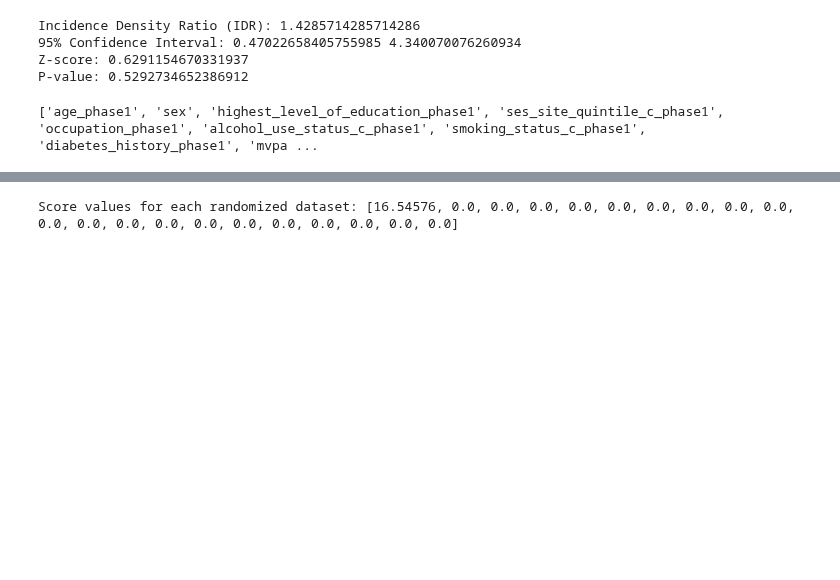
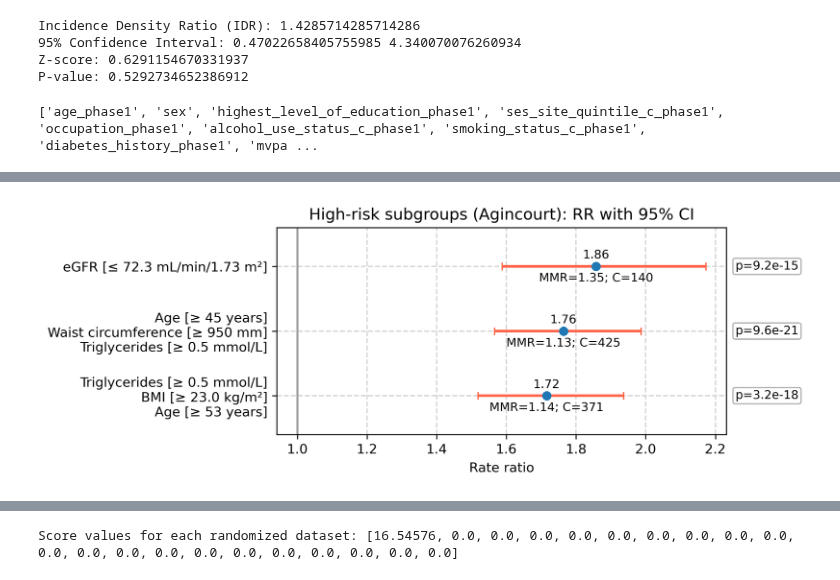
Before and after one commit to kayvinsoo7/HAALSI_work, a Jupyter notebook: mdscan-master/Poisson_scoring2.ipynb, the cells around one changed output, grey strips where cells are left out. Cells and saved outputs as stored; diff of their text form; code cells hidden in the pictures; blank space fills up the shorter version.

```diff
--- a/mdscan-master/Poisson_scoring2.ipynb
+++ b/mdscan-master/Poisson_scoring2.ipynb
@@ -1215,0 +1509,86 @@ results_df
+# %%
+import pandas as pd
+import numpy as np
+import io
+import matplotlib.pyplot as plt
+import matplotlib.transforms as transforms
+
+csv_text = """penalty,subgroup_rule,n_literals,n_sub,n_comp,size_percent,events_sub,events_comp,rate_sub,rate_comp,rate_pop,IDR_vs_pop,IDR_CI95_low,IDR_CI95_high,z_IDR_vs_pop,p_IDR_vs_pop,RR_vs_comp,RR_CI95_low,RR_CI95_high,z_RR_vs_comp,p_RR_vs_comp,score,events_pop,n_pop
+1.0,triglycerides phase1[0.46 - 5.34] AND bmi c phase1[22.99 - 68.02] AND age phase1[53.0 - 70.0],3,371,1024,26.59,422.0,679.0,1.137466307277628,0.6630859375,0.789247311827957,1.441,1.2882213378631058,1.6123538966231485,6.383548086847268,1.7303122673609908e-10,1.715413105526202,1.5191620043814758,1.9370166671652251,8.7058824095763,3.1511341809865068e-18,22.043,1101.0,1395
+2.0,age phase1[44.8 - 70.0] AND waist circumference phase1[950.0 - 1470.0] AND triglycerides phase1[0.46 - 5.34],3,425,970,30.47,480.0,621.0,1.1294117647058823,0.6402061855670103,0.789247311827957,1.431,1.285527702794349,1.5929309551281035,6.552137616519059,5.671923431853356e-11,1.7641375390736005,1.5660277238884246,1.987309170390137,9.340336541008861,9.60283967785209e-21,21.449,1101.0,1395
+3.5,egfr c phase1[4.18 - 72.28],1,140,1255,10.04,189.0,912.0,1.35,0.7266932270916334,0.789247311827957,1.71,1.4658842957749498,1.9959130697990177,6.8175158101104305,9.262821342545008e-12,1.857730263157895,1.588370577054516,2.1727686098621626,7.7495168702339035,9.224282520547087e-15,19.446,1101.0,1395
+"""
+df = pd.read_csv(io.StringIO(csv_text))
+
+for c in ['n_literals','n_sub','n_comp','size_percent','events_sub','events_comp','rate_sub','rate_comp',
+          'RR_vs_comp','RR_CI95_low','RR_CI95_high','p_RR_vs_comp']:
+    df[c] = pd.to_numeric(df[c], errors='coerce')
+
+def pretty_label(raw: str) -> str:
+    s = raw.lower()
+    parts = [p.strip() for p in s.split('and')]
+    out_lines = []
+    for p in parts:
+        if 'triglycerides' in p:
+            out_lines.append("Triglycerides [≥ 0.5 mmol/L]")
+        elif 'bmi' in p:
+            out_lines.append("BMI [≥ 23.0 kg/m²]")
+        elif 'age' in p:
+            if '53.0' in p:
+                out_lines.append("Age [≥ 53 years]")
+            elif '44.8' in p:
+                out_lines.append("Age [≥ 45 years]")
+            else:
+                out_lines.append("Age")
+        elif 'waist circumference' in p:
+            out_lines.append("Waist circumference [≥ 950 mm]")
+        elif 'egfr' in p:
+            out_lines.append("eGFR [≤ 72.3 mL/min/1.73 m²]")
+        else:
+            out_lines.append(p.strip())
+    return "\n".join(out_lines)
+
+df['label'] = df['subgroup_rule'].apply(pretty_label)
+
+plot_df = df.sort_values('RR_vs_comp', ascending=True).reset_index(drop=True)
+
+x = plot_df['RR_vs_comp'].values
+x_low = plot_df['RR_CI95_low'].values
+x_high = plot_df['RR_CI95_high'].values
+y = np.arange(len(plot_df))
+
+row_height = 0.7
+fig_height = 1.0 + row_height * len(plot_df)
+fig, ax = plt.subplots(figsize=(8.2, fig_height), dpi=300)
+
+ax.errorbar(x, y, xerr=[x - x_low, x_high - x], fmt='none', ecolor='tomato', elinewidth=2, capsize=3)
+ax.plot(x, y, 'o', mfc='tab:blue', mec='tab:blue')
+
+ax.axvline(1.0, linestyle='-', color='0.6')
+ax.set_yticks(y)
+ax.grid(True, linestyle='--', linewidth=1, color='lightgray')
+ax.set_yticklabels(plot_df['label'].tolist())
+ax.set_xlabel('Rate ratio')
+ax.set_title('High-risk subgroups (Agincourt): RR with 95% CI')
+
+for i in range(len(plot_df)):
+    rr = plot_df.loc[i, 'RR_vs_comp']
+    mmr = plot_df.loc[i, 'rate_sub']
+    n_people = int(plot_df.loc[i, 'n_sub'])
+    xi, yi = x[i], y[i]
+    ax.text(xi, yi + 0.08, f"{rr:.2f}", ha='center', va='bottom', fontsize=9)
+    ax.text(xi, yi - 0.10, f"MMR={mmr:.2f}; C={n_people}", ha='center', va='top', fontsize=9)
+
+ax.set_ylim(-0.6, len(plot_df)-0.4)
+
+trans = transforms.blended_transform_factory(ax.transAxes, ax.transData)
+for i in range(len(plot_df)):
+    p = plot_df.loc[i, 'p_RR_vs_comp']
+    ax.text(1.02, y[i], f"p={p:.1e}", transform=trans, ha='left', va='center', fontsize=9,
+            bbox=dict(boxstyle='round,pad=0.2', fc='white', ec='0.7'))
+
+plt.subplots_adjust(right=0.85)
+plt.tight_layout()
+plt.show()
+# %% [output]
+[figure, added]
```
Also changed, not shown: parts of 10 cells of this notebook, 2 other files.
